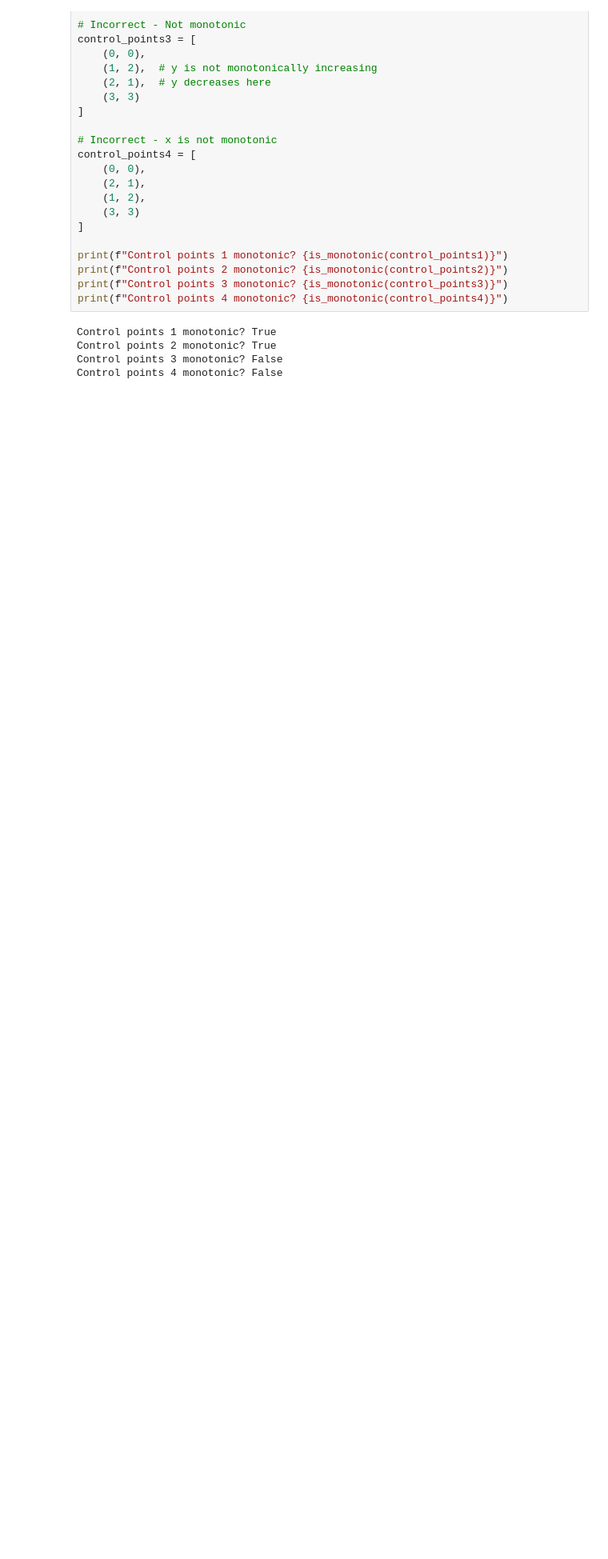
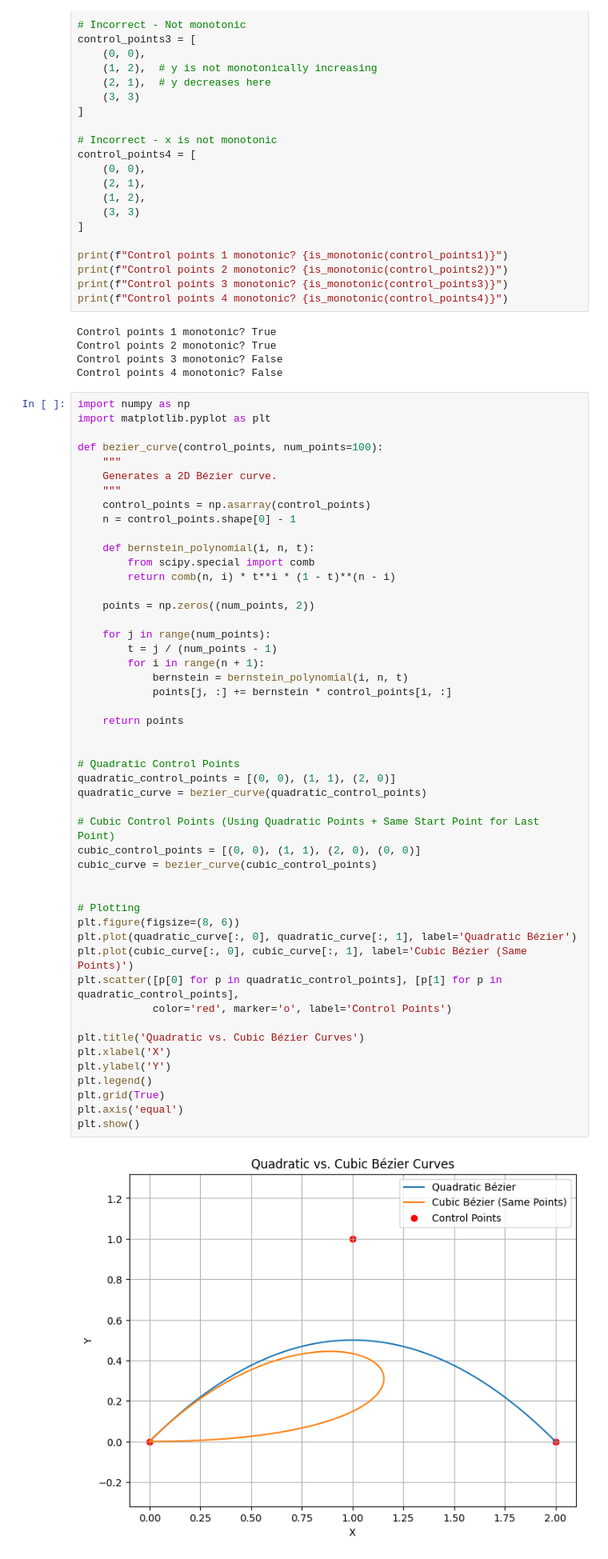
Before and after one commit to okuhlemadondo/Formulaic-Alpha-Search, a Jupyter notebook: transform-implementations.ipynb, the cells around one changed output. Shown: that part at 80% size. Drawn from its saved outputs; the diff is of its cells as text; blank space fills up the shorter version.

```diff
--- a/transform-implementations.ipynb
+++ b/transform-implementations.ipynb
@@ -766,3 +412,54 @@ Control points 1 monotonic? True
 Control points 2 monotonic? True
 Control points 3 monotonic? False
 Control points 4 monotonic? False
+# %%
+import numpy as np
+import matplotlib.pyplot as plt
+
+def bezier_curve(control_points, num_points=100):
+    """
+    Generates a 2D Bézier curve.
+    """
+    control_points = np.asarray(control_points)
+    n = control_points.shape[0] - 1
+
+    def bernstein_polynomial(i, n, t):
+        from scipy.special import comb
+        return comb(n, i) * t**i * (1 - t)**(n - i)
+
+    points = np.zeros((num_points, 2))
+
+    for j in range(num_points):
+        t = j / (num_points - 1)
+        for i in range(n + 1):
+            bernstein = bernstein_polynomial(i, n, t)
+            points[j, :] += bernstein * control_points[i, :]
+
+    return points
+
+
+# Quadratic Control Points
+quadratic_control_points = [(0, 0), (1, 1), (2, 0)]
+quadratic_curve = bezier_curve(quadratic_control_points)
+
+# Cubic Control Points (Using Quadratic Points + Same Start Point for Last Point)
+cubic_control_points = [(0, 0), (1, 1), (2, 0), (0, 0)]
+cubic_curve = bezier_curve(cubic_control_points)
+
+
+# Plotting
+plt.figure(figsize=(8, 6))
+plt.plot(quadratic_curve[:, 0], quadratic_curve[:, 1], label='Quadratic Bézier')
+plt.plot(cubic_curve[:, 0], cubic_curve[:, 1], label='Cubic Bézier (Same Points)')
+plt.scatter([p[0] for p in quadratic_control_points], [p[1] for p in quadratic_control_points],
+            color='red', marker='o', label='Control Points')
+
+plt.title('Quadratic vs. Cubic Bézier Curves')
+plt.xlabel('X')
+plt.ylabel('Y')
+plt.legend()
+plt.grid(True)
+plt.axis('equal')
+plt.show()
+# %% [output]
+[figure, added]
```
Also changed, not shown: parts of 12 cells of this notebook.
